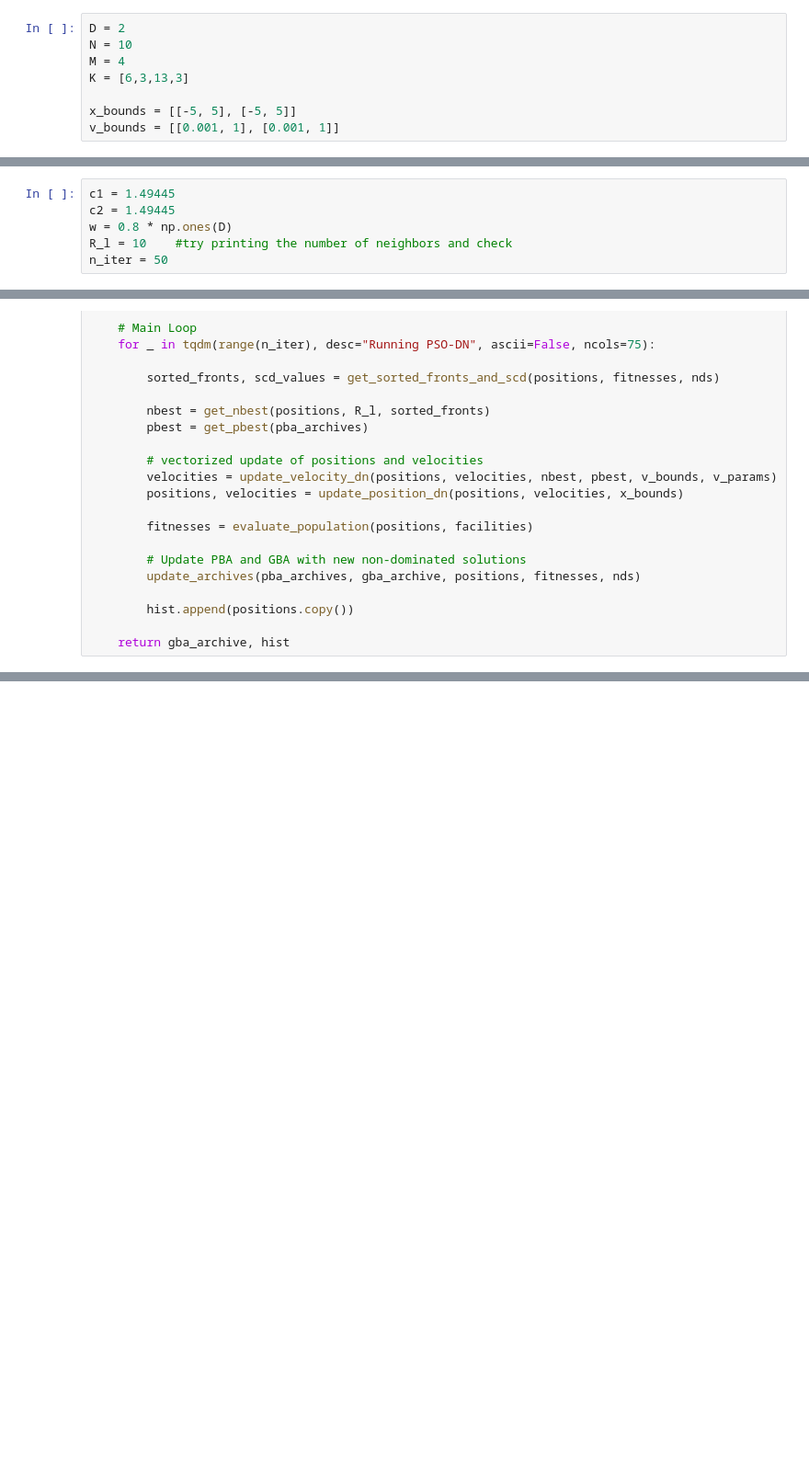
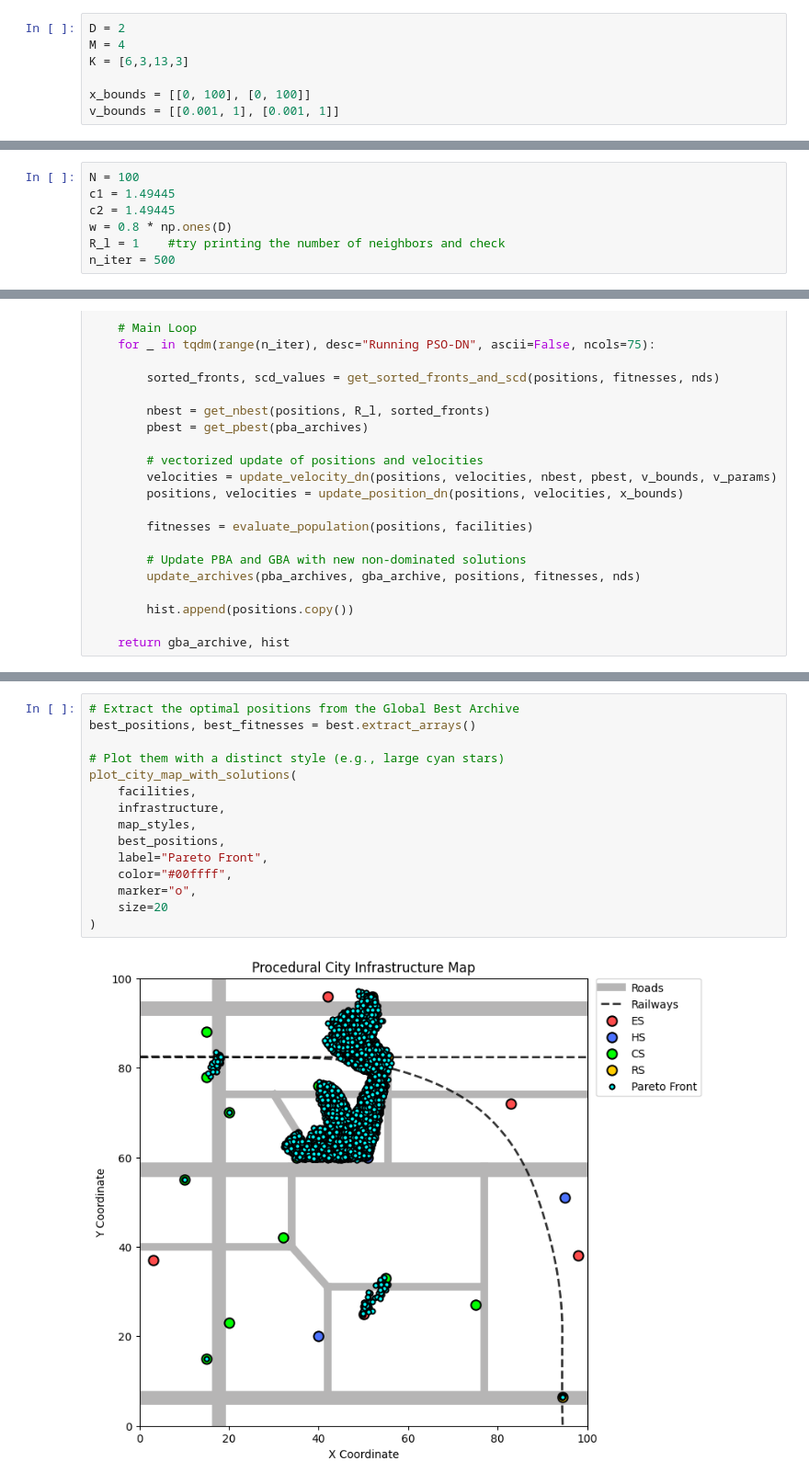
Before and after one commit to silviacalabretta/pso-dn-mmop, a Jupyter notebook: notebook/pso-dn-for-mmop.ipynb, the cells around one changed output, grey strips where cells are left out. Shown at 92% size. Drawn from its saved outputs; the diff is of its cells as text; blank space fills up the shorter version.

Commit message:
solution visualisation

```diff
--- a/notebook/pso-dn-for-mmop.ipynb
+++ b/notebook/pso-dn-for-mmop.ipynb
@@ -174,20 +203,20 @@ plot_city_map(facilities,infrastructure, map_styles)
 ### Problem parameters
 # %%
 D = 2
-N = 10
 M = 4
 K = [6,3,13,3]
 
-x_bounds = [[-5, 5], [-5, 5]]
+x_bounds = [[0, 100], [0, 100]]
 v_bounds = [[0.001, 1], [0.001, 1]]
 # %% [markdown]
 ### PSO-DN parameters
 # %%
+N = 100
 c1 = 1.49445
 c2 = 1.49445
 w = 0.8 * np.ones(D)
-R_l = 10    #try printing the number of neighbors and check
-n_iter = 50
+R_l = 1    #try printing the number of neighbors and check
+n_iter = 500
 # %% [markdown]
 ### Fitness evaluation
 # %%
@@ -750 +770,18 @@ np.random.seed(0)
 best, hist = pso_dn(N, x_bounds, v_bounds, n_iter, facilities, R_l, (w, c1, c2))
+# %%
+# Extract the optimal positions from the Global Best Archive
+best_positions, best_fitnesses = best.extract_arrays()
+
+# Plot them with a distinct style (e.g., large cyan stars)
+plot_city_map_with_solutions(
+    facilities,
+    infrastructure,
+    map_styles,
+    best_positions,
+    label="Pareto Front",
+    color="#00ffff",
+    marker="o",
+    size=20
+)
+# %% [output]
+[figure, added]
```
Also changed, not shown: parts of 7 cells of this notebook.
